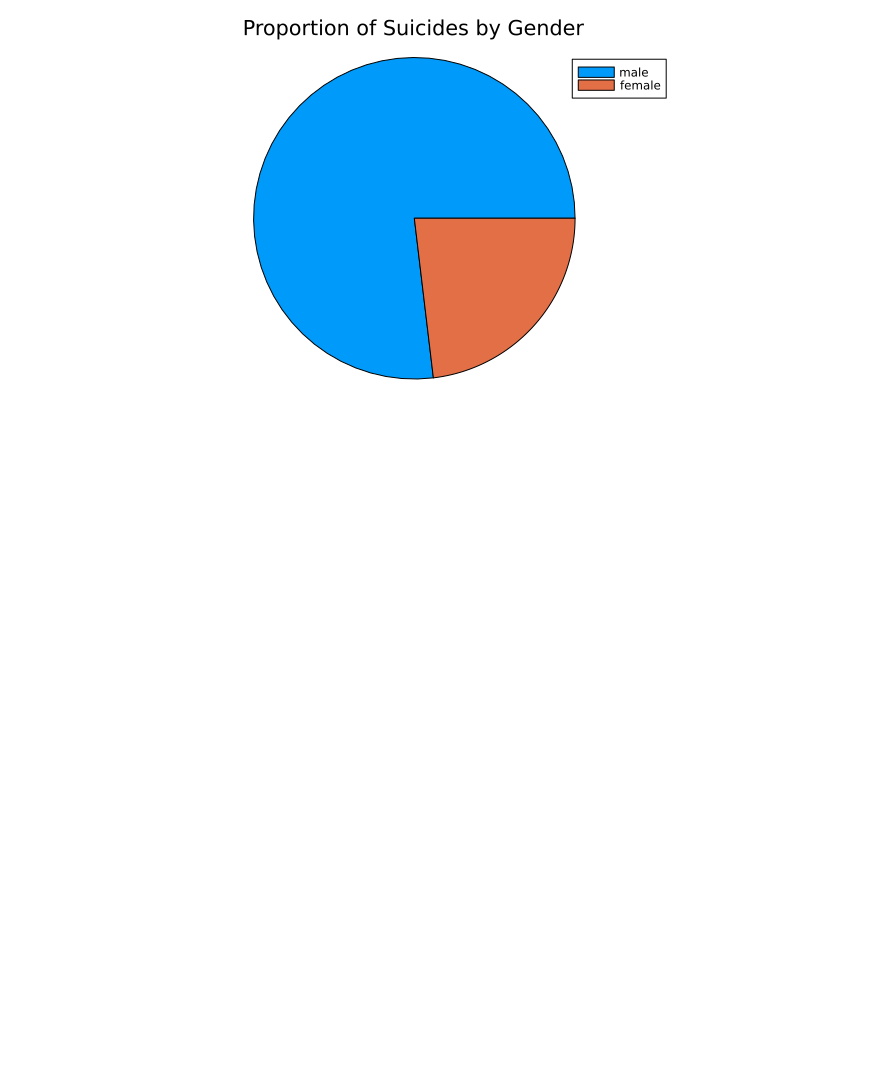
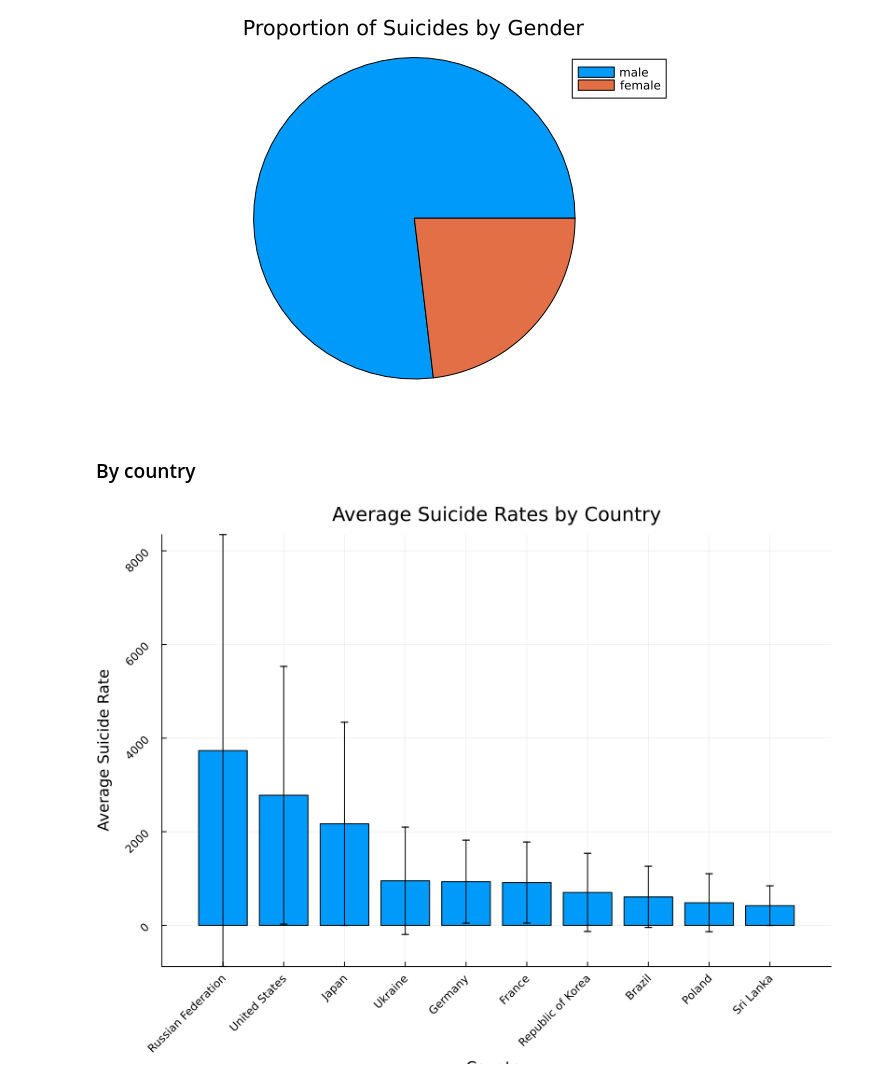
Before and after one commit to Uni-Sopron/progDS-24t-suicide, a Jupyter notebook: notebooks/suicide.ipynb, the cells around one changed output. Saved outputs shown, nothing was run; the diff lists cells and outputs as text; code cells hidden in the pictures; blank space fills up the shorter version.

Commit message:
Additional visuals added, some conclusions drawn based on visuals.

```diff
--- a/notebooks/suicide.ipynb
+++ b/notebooks/suicide.ipynb
@@ -59,3 +58,27 @@ suicides_by_gender = combine(groupby(df, :sex), :suicides_no => sum => :total_su
 pie(suicides_by_gender.sex, suicides_by_gender.total_suicides, title="Proportion of Suicides by Gender")
 # %% [output]
 [figure]
+# %% [markdown]
+### By country
+# %%
+suicide_avg_by_country = combine(
+    groupby(df, :country),
+    :suicides_no => mean => :suicide_rate_avg,
+    :suicides_no => std => :suicide_rate_std
+)
+sorted_by_suicide_avg = sort(suicide_avg_by_country, :suicide_rate_avg, rev=true)
+top10_by_suicide_avg = sorted_by_suicide_avg[1:10, :]
+
+bar(
+    top10_by_suicide_avg.country,
+    top10_by_suicide_avg.suicide_rate_avg,
+    yerr = top10_by_suicide_avg.suicide_rate_std,
+    title="Average Suicide Rates by Country",
+    xlabel="Country",
+    ylabel="Average Suicide Rate",
+    legend=false,
+    rotation=45,
+    size=(800, 600),
+)
+# %% [output]
+[figure, added]
```
Also changed, not shown: parts of 5 cells of this notebook.
